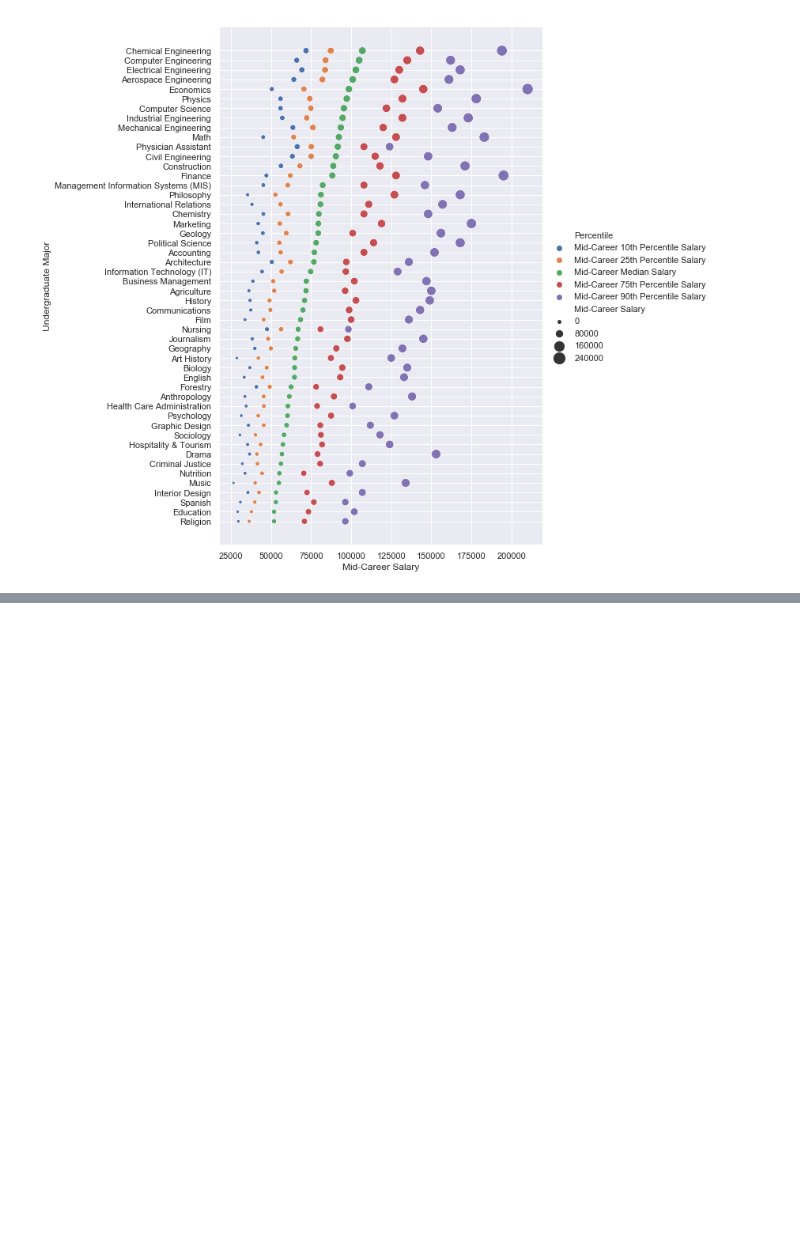
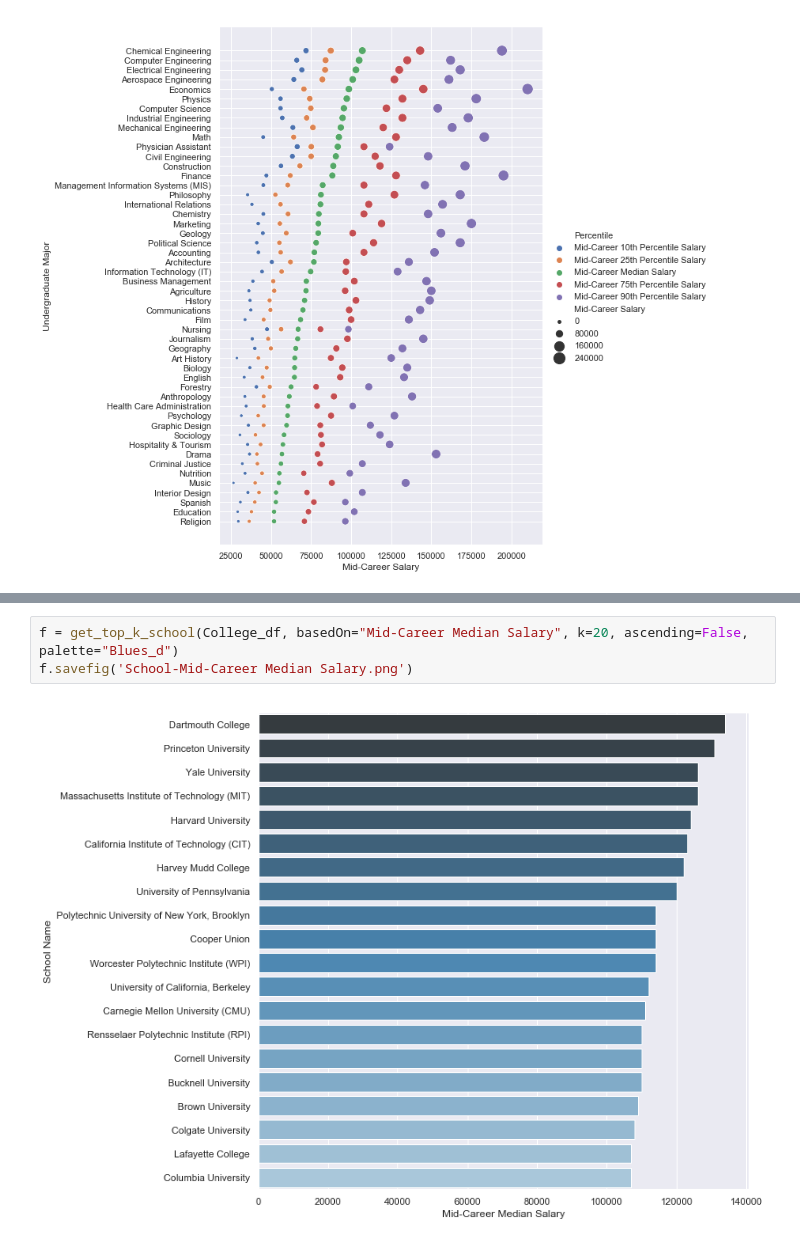
Before and after one commit to 21212131/ece143project, a Jupyter notebook: ece143_project_q2q3_current.ipynb, the cells around one changed output, grey strips where cells are left out. Saved outputs shown, nothing was run; the diff lists cells and outputs as text; blank space fills up the shorter version.

```diff
--- a/ece143_project_q2q3_current.ipynb
+++ b/ece143_project_q2q3_current.ipynb
@@ -216,0 +299,5 @@ f.savefig('Major-Mid-Career Salary.png')
+# %%
+f = get_top_k_school(College_df, basedOn="Mid-Career Median Salary", k=20, ascending=False, palette="Blues_d")
+f.savefig('School-Mid-Career Median Salary.png')
+# %% [output]
+[figure, added]
```
Also changed, not shown: parts of 9 cells of this notebook, 1 other file.
